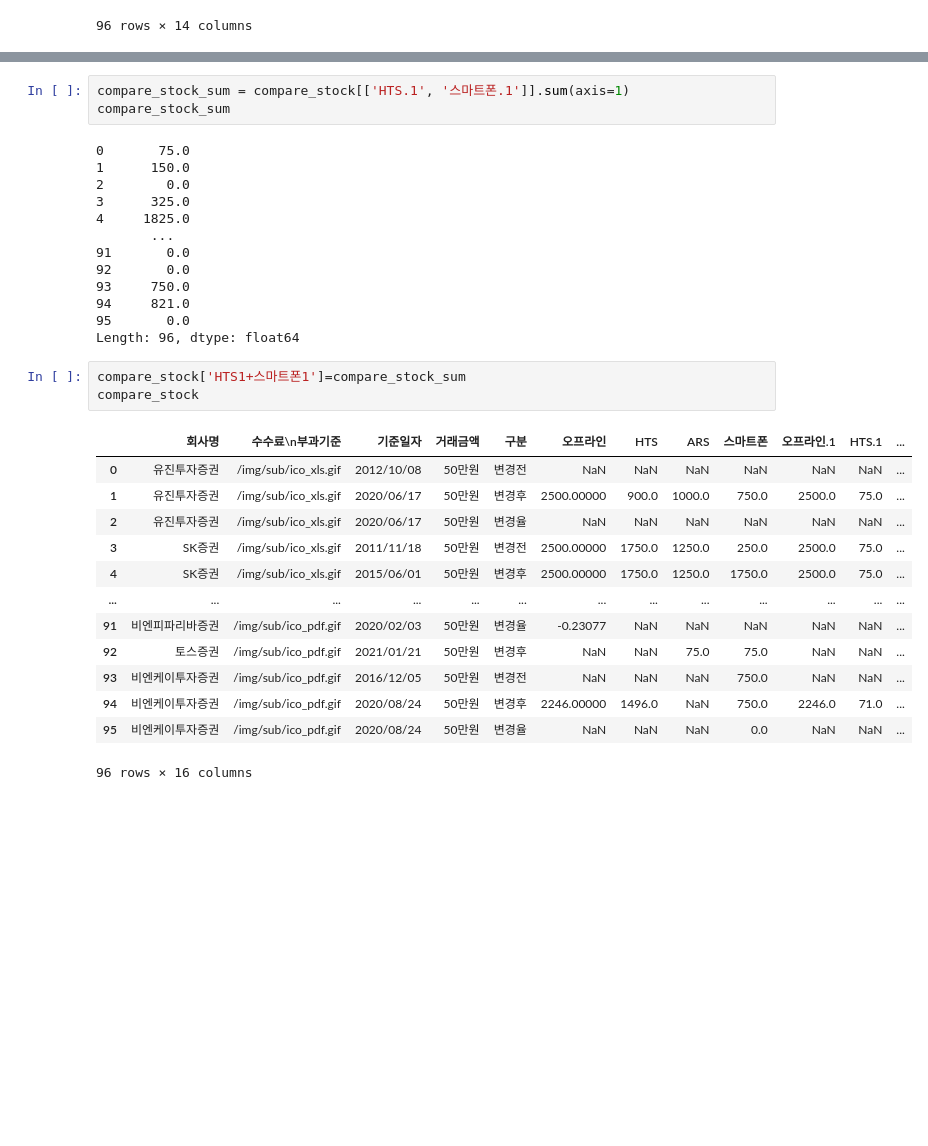
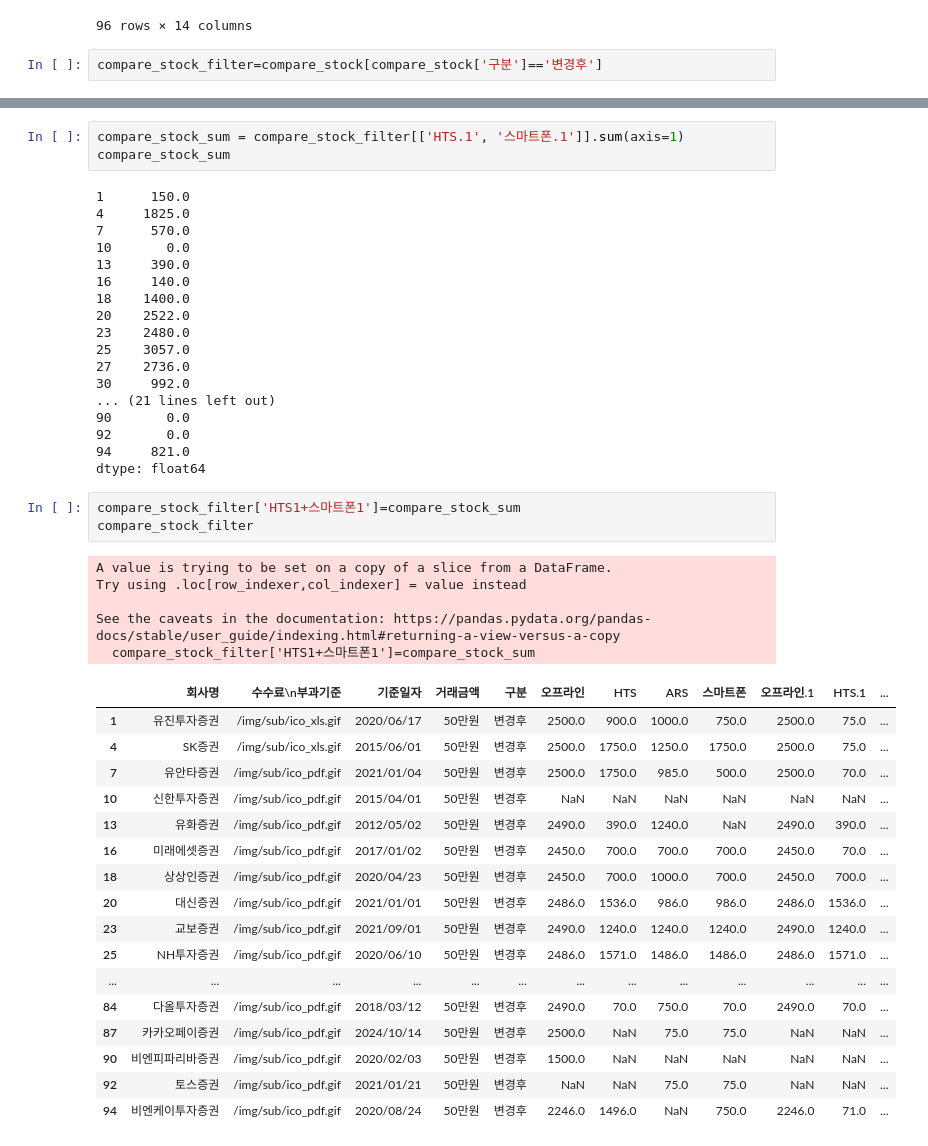
Before and after one commit to jihun-shim/study_pandas, a Jupyter notebook: quests/Compare_stocktradingfees.ipynb, the cells around one changed output, grey strips where cells are left out. Drawn from its saved outputs; the diff is of its cells as text; blank space fills up the shorter version.

```diff
--- a/quests/Compare_stocktradingfees.ipynb
+++ b/quests/Compare_stocktradingfees.ipynb
@@ -20,4 +20,6 @@ compare_stock
 | 94 | 비엔케이투자증권 | /img/sub/ico_pdf.gif | 2020/08/24 | 50만원 | 변경후 | 2246.00000 | 1496.0 | NaN | 750.0 | 2246.0 | 71.0 | ... |
 | 95 | 비엔케이투자증권 | /img/sub/ico_pdf.gif | 2020/08/24 | 50만원 | 변경율 | NaN | NaN | NaN | 0.0 | NaN | NaN | ... |
 96 rows × 14 columns
+# %%
+compare_stock_filter=compare_stock[compare_stock['구분']=='변경후']
 # %%
@@ -39,34 +45,48 @@ compare_stock[['회사명','HTS.1','스마트폰.1']]
 # %%
-compare_stock_sum = compare_stock[['HTS.1', '스마트폰.1']].sum(axis=1)
+compare_stock_sum = compare_stock_filter[['HTS.1', '스마트폰.1']].sum(axis=1)
 compare_stock_sum
 # %% [output]
-0       75.0
 1      150.0
-2        0.0
-3      325.0
 4     1825.0
-       ...
-91       0.0
+7      570.0
+10       0.0
+13     390.0
+16     140.0
+18    1400.0
+20    2522.0
+23    2480.0
+25    3057.0
+27    2736.0
+30     992.0
+... (21 lines left out)
+90       0.0
 92       0.0
-93     750.0
 94     821.0
-95       0.0
-Length: 96, dtype: float64
+dtype: float64
 # %%
-compare_stock['HTS1+스마트폰1']=compare_stock_sum
-compare_stock
+compare_stock_filter['HTS1+스마트폰1']=compare_stock_sum
+compare_stock_filter
 # %% [output]
+A value is trying to be set on a copy of a slice from a DataFrame.
+Try using .loc[row_indexer,col_indexer] = value instead
+
+See the caveats in the documentation: https://pandas.pydata.org/pandas-docs/stable/user_guide/indexing.html#returning-a-view-versus-a-copy
+  compare_stock_filter['HTS1+스마트폰1']=compare_stock_sum
 |  | 회사명 | 수수료\n부과기준 | 기준일자 | 거래금액 | 구분 | 오프라인 | HTS | ARS | 스마트폰 | 오프라인.1 | HTS.1 | ... |
-| 0 | 유진투자증권 | /img/sub/ico_xls.gif | 2012/10/08 | 50만원 | 변경전 | NaN | NaN | NaN | NaN | NaN | NaN | ... |
-| 1 | 유진투자증권 | /img/sub/ico_xls.gif | 2020/06/17 | 50만원 | 변경후 | 2500.00000 | 900.0 | 1000.0 | 750.0 | 2500.0 | 75.0 | ... |
-| 2 | 유진투자증권 | /img/sub/ico_xls.gif | 2020/06/17 | 50만원 | 변경율 | NaN | NaN | NaN | NaN | NaN | NaN | ... |
-| 3 | SK증권 | /img/sub/ico_xls.gif | 2011/11/18 | 50만원 | 변경전 | 2500.00000 | 1750.0 | 1250.0 | 250.0 | 2500.0 | 75.0 | ... |
-| 4 | SK증권 | /img/sub/ico_xls.gif | 2015/06/01 | 50만원 | 변경후 | 2500.00000 | 1750.0 | 1250.0 | 1750.0 | 2500.0 | 75.0 | ... |
+| 1 | 유진투자증권 | /img/sub/ico_xls.gif | 2020/06/17 | 50만원 | 변경후 | 2500.0 | 900.0 | 1000.0 | 750.0 | 2500.0 | 75.0 | ... |
+| 4 | SK증권 | /img/sub/ico_xls.gif | 2015/06/01 | 50만원 | 변경후 | 2500.0 | 1750.0 | 1250.0 | 1750.0 | 2500.0 | 75.0 | ... |
+| 7 | 유안타증권 | /img/sub/ico_pdf.gif | 2021/01/04 | 50만원 | 변경후 | 2500.0 | 1750.0 | 985.0 | 500.0 | 2500.0 | 70.0 | ... |
+| 10 | 신한투자증권 | /img/sub/ico_pdf.gif | 2015/04/01 | 50만원 | 변경후 | NaN | NaN | NaN | NaN | NaN | NaN | ... |
+| 13 | 유화증권 | /img/sub/ico_pdf.gif | 2012/05/02 | 50만원 | 변경후 | 2490.0 | 390.0 | 1240.0 | NaN | 2490.0 | 390.0 | ... |
+| 16 | 미래에셋증권 | /img/sub/ico_pdf.gif | 2017/01/02 | 50만원 | 변경후 | 2450.0 | 700.0 | 700.0 | 700.0 | 2450.0 | 70.0 | ... |
+| 18 | 상상인증권 | /img/sub/ico_pdf.gif | 2020/04/23 | 50만원 | 변경후 | 2450.0 | 700.0 | 1000.0 | 700.0 | 2450.0 | 700.0 | ... |
+| 20 | 대신증권 | /img/sub/ico_pdf.gif | 2021/01/01 | 50만원 | 변경후 | 2486.0 | 1536.0 | 986.0 | 986.0 | 2486.0 | 1536.0 | ... |
+| 23 | 교보증권 | /img/sub/ico_pdf.gif | 2021/09/01 | 50만원 | 변경후 | 2490.0 | 1240.0 | 1240.0 | 1240.0 | 2490.0 | 1240.0 | ... |
+| 25 | NH투자증권 | /img/sub/ico_pdf.gif | 2020/06/10 | 50만원 | 변경후 | 2486.0 | 1571.0 | 1486.0 | 1486.0 | 2486.0 | 1571.0 | ... |
 | ... | ... | ... | ... | ... | ... | ... | ... | ... | ... | ... | ... | ... |
-| 91 | 비엔피파리바증권 | /img/sub/ico_pdf.gif | 2020/02/03 | 50만원 | 변경율 | -0.23077 | NaN | NaN | NaN | NaN | NaN | ... |
+| 84 | 다올투자증권 | /img/sub/ico_pdf.gif | 2018/03/12 | 50만원 | 변경후 | 2490.0 | 70.0 | 750.0 | 70.0 | 2490.0 | 70.0 | ... |
+| 87 | 카카오페이증권 | /img/sub/ico_pdf.gif | 2024/10/14 | 50만원 | 변경후 | 2500.0 | NaN | 75.0 | 75.0 | NaN | NaN | ... |
+| 90 | 비엔피파리바증권 | /img/sub/ico_pdf.gif | 2020/02/03 | 50만원 | 변경후 | 1500.0 | NaN | NaN | NaN | NaN | NaN | ... |
 | 92 | 토스증권 | /img/sub/ico_pdf.gif | 2021/01/21 | 50만원 | 변경후 | NaN | NaN | 75.0 | 75.0 | NaN | NaN | ... |
-| 93 | 비엔케이투자증권 | /img/sub/ico_pdf.gif | 2016/12/05 | 50만원 | 변경전 | NaN | NaN | NaN | 750.0 | NaN | NaN | ... |
-| 94 | 비엔케이투자증권 | /img/sub/ico_pdf.gif | 2020/08/24 | 50만원 | 변경후 | 2246.00000 | 1496.0 | NaN | 750.0 | 2246.0 | 71.0 | ... |
-| 95 | 비엔케이투자증권 | /img/sub/ico_pdf.gif | 2020/08/24 | 50만원 | 변경율 | NaN | NaN | NaN | 0.0 | NaN | NaN | ... |
+| 94 | 비엔케이투자증권 | /img/sub/ico_pdf.gif | 2020/08/24 | 50만원 | 변경후 | 2246.0 | 1496.0 | NaN | 750.0 | 2246.0 | 71.0 | ... |
-96 rows × 16 columns
 # %%
```
Also changed, not shown: parts of 4 cells of this notebook, 11 other files.
